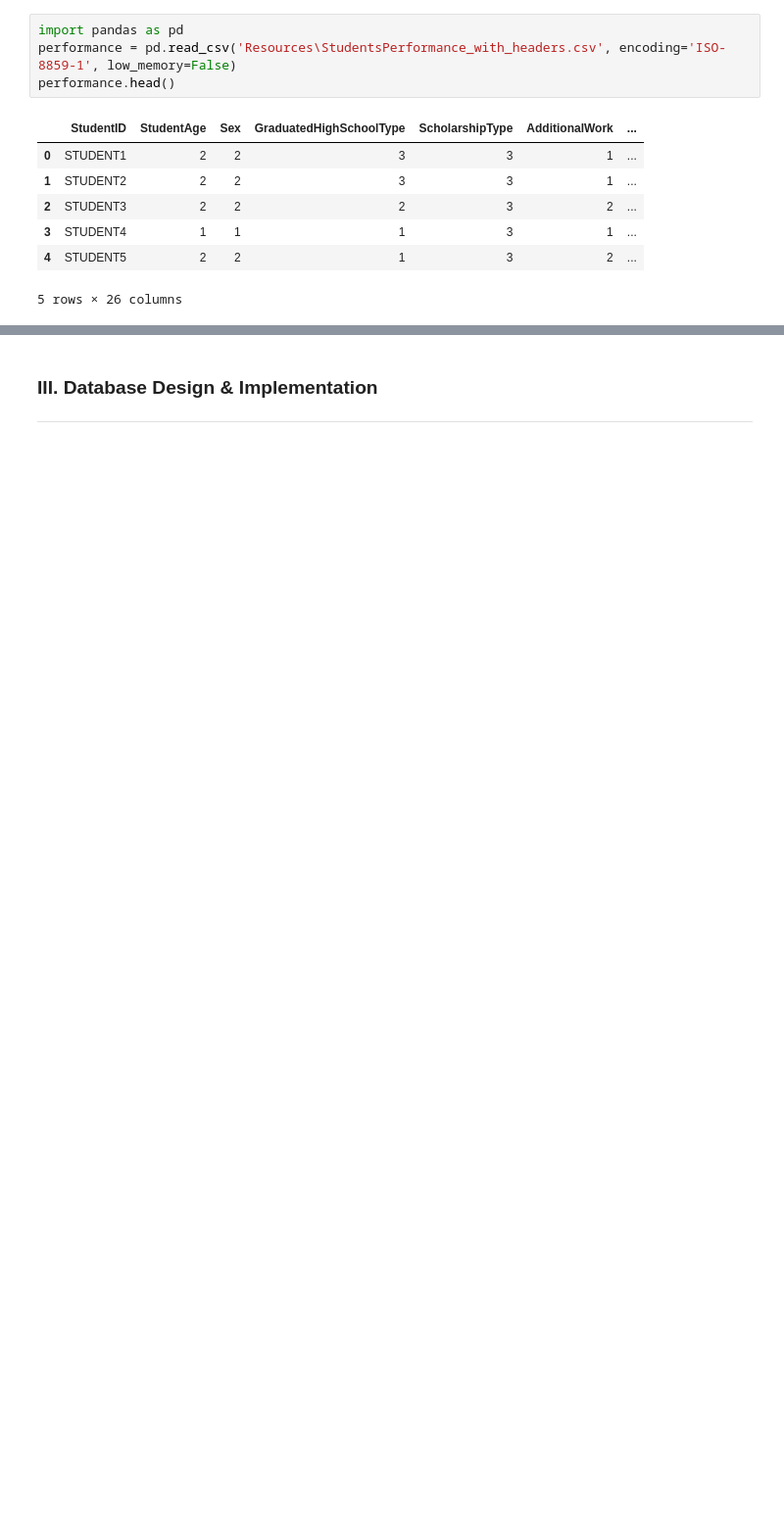
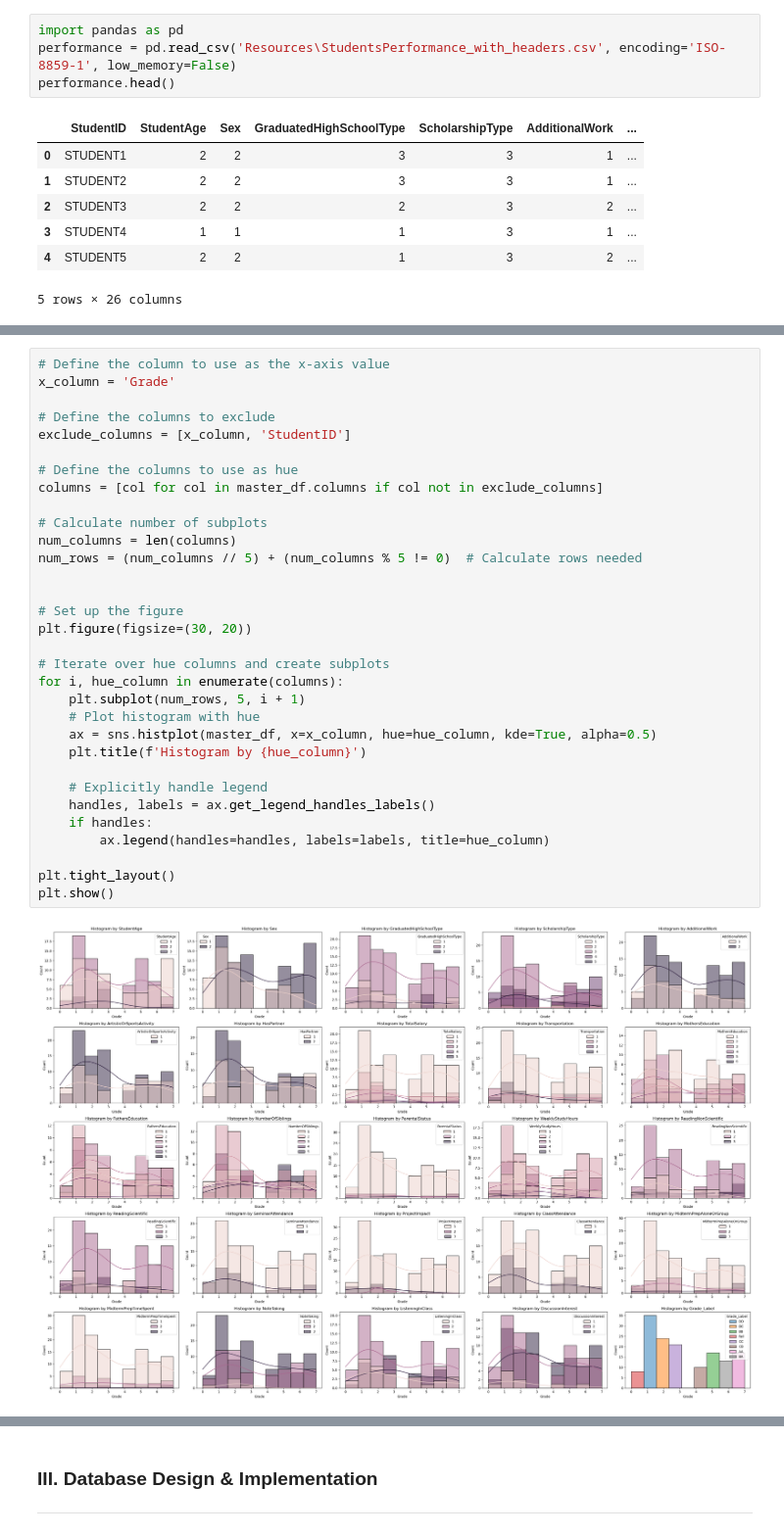
Before and after one commit to andreawcy/Project_4_Online-course-engagement-analysis, a Jupyter notebook: notebook_draft.ipynb, the cells around one changed output, grey strips where cells are left out. Shown at 98% size. Saved outputs shown, nothing was run; the diff lists cells and outputs as text; blank space fills up the shorter version.

```diff
--- a/notebook_draft.ipynb
+++ b/notebook_draft.ipynb
@@ -58,0 +254,34 @@ performance.head()
+# %%
+# Define the column to use as the x-axis value
+x_column = 'Grade'
+
+# Define the columns to exclude
+exclude_columns = [x_column, 'StudentID']
+
+# Define the columns to use as hue
+columns = [col for col in master_df.columns if col not in exclude_columns]
+
+# Calculate number of subplots
+num_columns = len(columns)
+num_rows = (num_columns // 5) + (num_columns % 5 != 0)  # Calculate rows needed
+
+
+# Set up the figure
+plt.figure(figsize=(30, 20))
+
+# Iterate over hue columns and create subplots
+for i, hue_column in enumerate(columns):
+    plt.subplot(num_rows, 5, i + 1)
+    # Plot histogram with hue
+    ax = sns.histplot(master_df, x=x_column, hue=hue_column, kde=True, alpha=0.5)
+    plt.title(f'Histogram by {hue_column}')
+
+    # Explicitly handle legend
+    handles, labels = ax.get_legend_handles_labels()
+    if handles:
+        ax.legend(handles=handles, labels=labels, title=hue_column)
+
+plt.tight_layout()
+plt.show()
+# %% [output]
+[figure, added]
```
Also changed, not shown: parts of 19 cells of this notebook.
